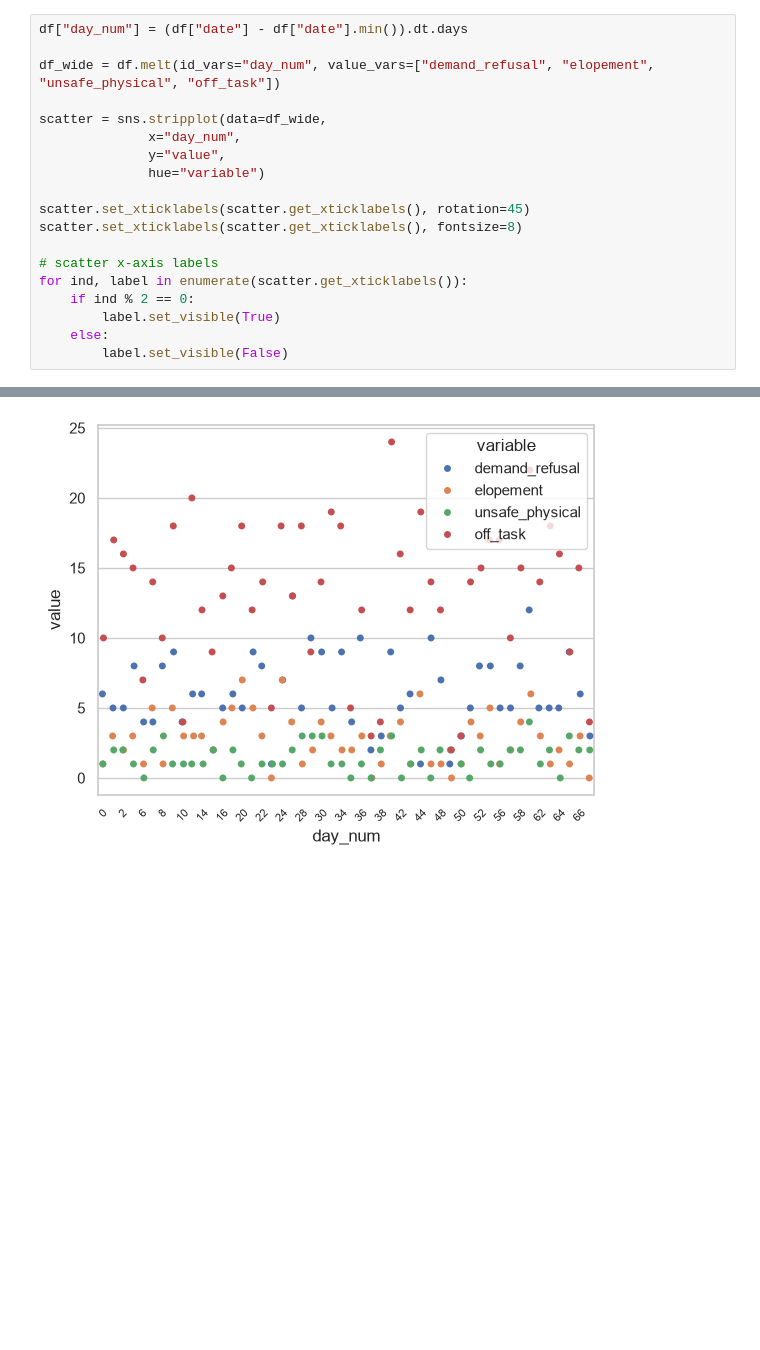
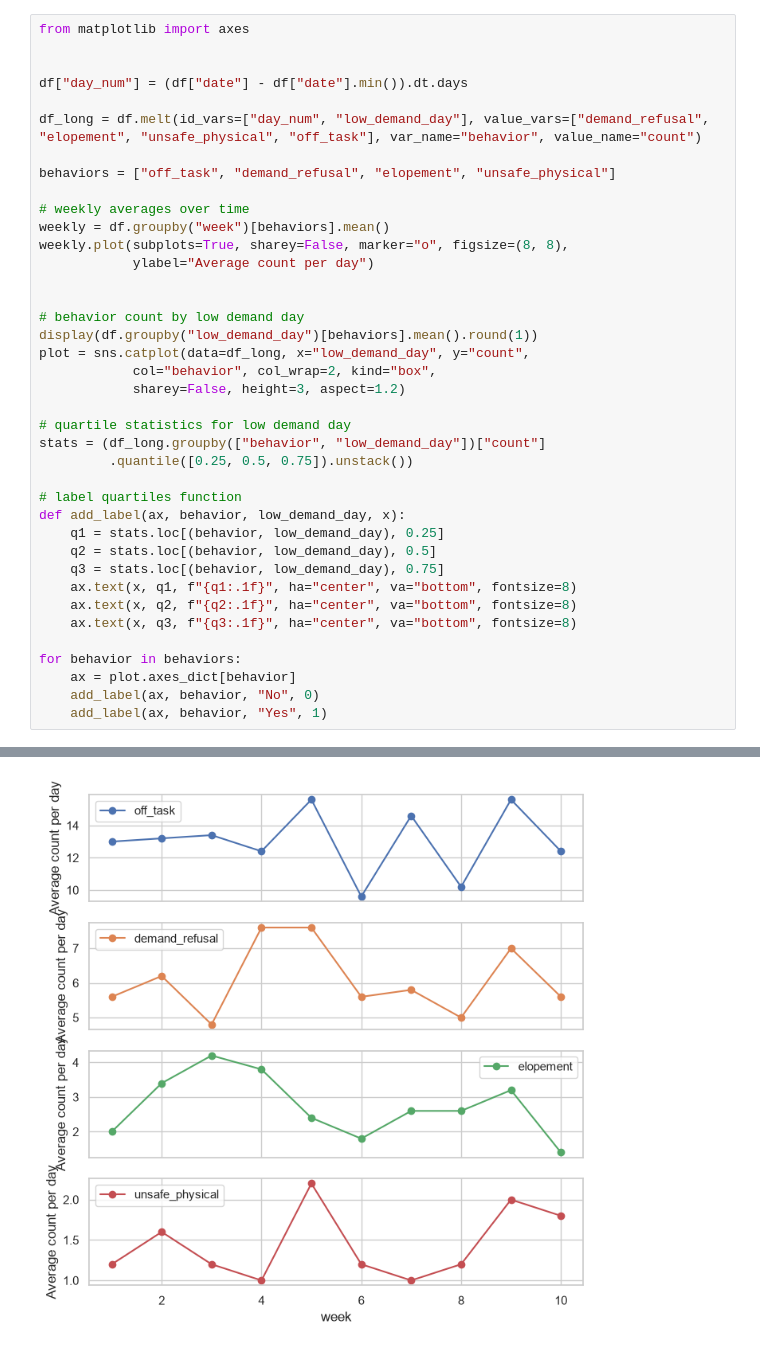
Before and after one commit to ggreborio/ggreborio, a Jupyter notebook: behavior-data-portfolio/behvaior-data.ipynb, the cells around one changed output, grey strips where cells are left out. Cells and saved outputs as stored; diff of their text form; blank space fills up the shorter version.

Commit message:
Update behavior project

```diff
--- a/behavior-data-portfolio/behvaior-data.ipynb
+++ b/behavior-data-portfolio/behvaior-data.ipynb
@@ -15,22 +16,42 @@ df.head()
 | 3 | 2025-09-05 | Friday | 1 | No | 15 | 8 | 3 | 1 | ... |
 | 4 | 2025-09-08 | Monday | 1 | Yes | 7 | 4 | 1 | 0 | ... |
 # %%
+from matplotlib import axes
+
+
 df["day_num"] = (df["date"] - df["date"].min()).dt.days
 
-df_wide = df.melt(id_vars="day_num", value_vars=["demand_refusal", "elopement", "unsafe_physical", "off_task"])
+df_long = df.melt(id_vars=["day_num", "low_demand_day"], value_vars=["demand_refusal", "elopement", "unsafe_physical", "off_task"], var_name="behavior", value_name="count")
 
-scatter = sns.stripplot(data=df_wide,
-              x="day_num",
-              y="value",
-              hue="variable")
+behaviors = ["off_task", "demand_refusal", "elopement", "unsafe_physical"]
 
-scatter.set_xticklabels(scatter.get_xticklabels(), rotation=45)
-scatter.set_xticklabels(scatter.get_xticklabels(), fontsize=8)
+# weekly averages over time
+weekly = df.groupby("week")[behaviors].mean()
+weekly.plot(subplots=True, sharey=False, marker="o", figsize=(8, 8),
+            ylabel="Average count per day")
 
-# scatter x-axis labels
-for ind, label in enumerate(scatter.get_xticklabels()):
-    if ind % 2 == 0:
-        label.set_visible(True)
-    else:
-        label.set_visible(False)
+
+# behavior count by low demand day
+display(df.groupby("low_demand_day")[behaviors].mean().round(1))
+plot = sns.catplot(data=df_long, x="low_demand_day", y="count",
+            col="behavior", col_wrap=2, kind="box",
+            sharey=False, height=3, aspect=1.2)
+
+# quartile statistics for low demand day
+stats = (df_long.groupby(["behavior", "low_demand_day"])["count"]
+         .quantile([0.25, 0.5, 0.75]).unstack())
+
+# label quartiles function
+def add_label(ax, behavior, low_demand_day, x):
+    q1 = stats.loc[(behavior, low_demand_day), 0.25]
+    q2 = stats.loc[(behavior, low_demand_day), 0.5]
+    q3 = stats.loc[(behavior, low_demand_day), 0.75]
+    ax.text(x, q1, f"{q1:.1f}", ha="center", va="bottom", fontsize=8)
+    ax.text(x, q2, f"{q2:.1f}", ha="center", va="bottom", fontsize=8)
+    ax.text(x, q3, f"{q3:.1f}", ha="center", va="bottom", fontsize=8)
+
+for behavior in behaviors:
+    ax = plot.axes_dict[behavior]
+    add_label(ax, behavior, "No", 0)
+    add_label(ax, behavior, "Yes", 1)
 # %% [output]
@@ -37 +62 @@ for ind, label in enumerate(scatter.get_xticklabels()):
-[figure, old version]
+[figure, new version]
```
Also changed, not shown: parts of 6 cells of this notebook.
